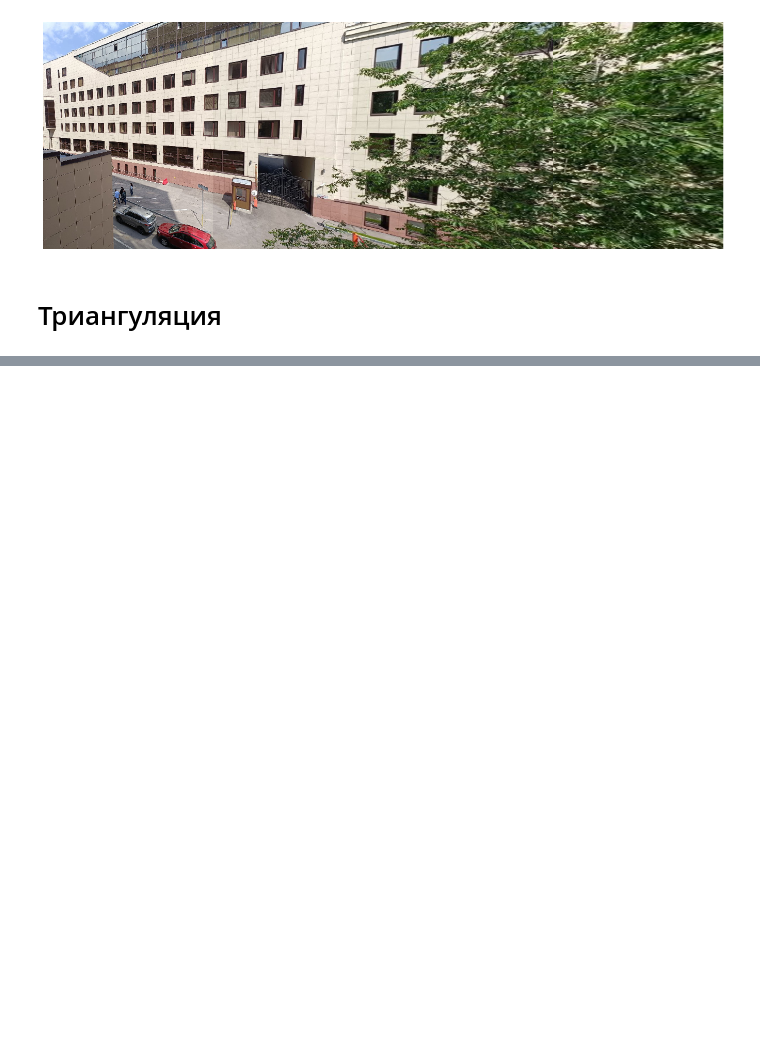
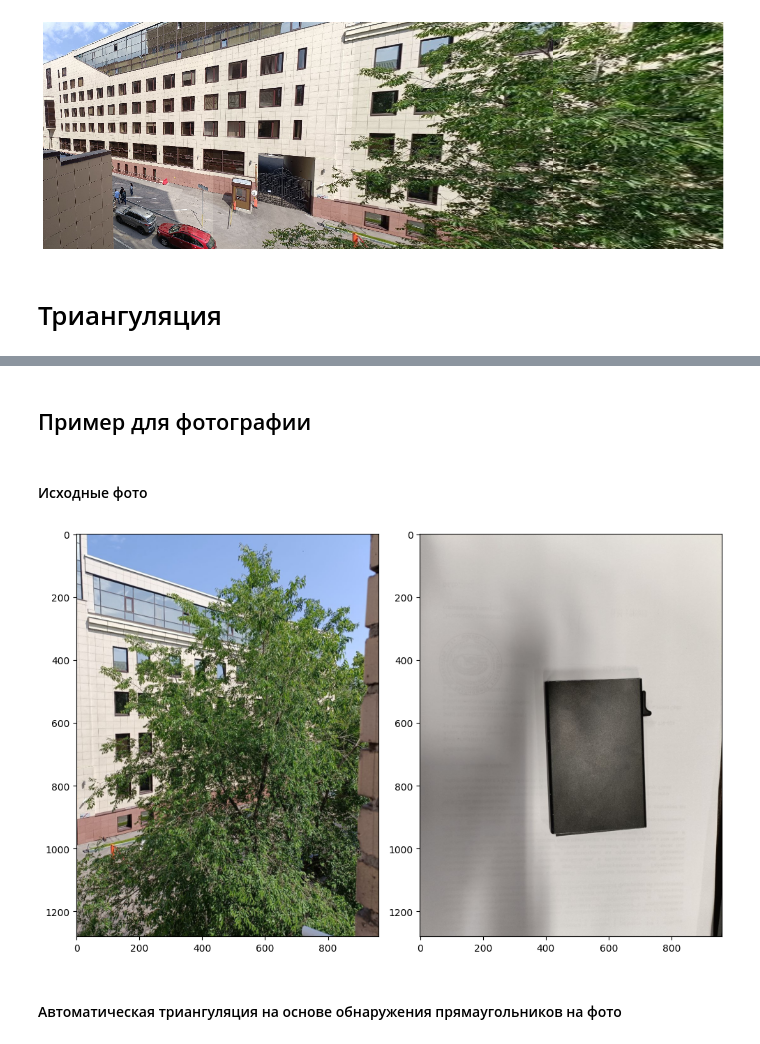
Before and after one commit to 20Nikita/Artificial-intelligence-2c, a Jupyter notebook: l6/main.ipynb, the cells around one changed output, grey strips where cells are left out. Drawn from its saved outputs; the diff is of its cells as text; code cells hidden in the pictures; blank space fills up the shorter version.

```diff
--- a/l6/main.ipynb
+++ b/l6/main.ipynb
@@ -84 +86,17 @@ plt.imshow(cv2.cvtColor(panorama, cv2.COLOR_BGR2RGB), interpolation='nearest')
+# %% [markdown]
+## Пример для фотографии
+# %% [markdown]
+#### Исходные фото
+# %%
+import matplotlib.pyplot as plt
+fig, axs = plt.subplots(nrows=1, ncols=2, figsize=(10, 10))
+for i, image_pat in enumerate(['data/1.jpeg','data/5.jpeg']):
+    image = plt.imread(image_pat)
+    axs.flat[i].imshow(image)
+plt.tight_layout()
+plt.show()
+# %% [output]
+[figure, added]
+# %% [markdown]
+#### Автоматическая триангуляция на основе обнаружения прямаугольников на фото
 # %%
```
Also changed, not shown: parts of 2 cells of this notebook, 2 other files.
